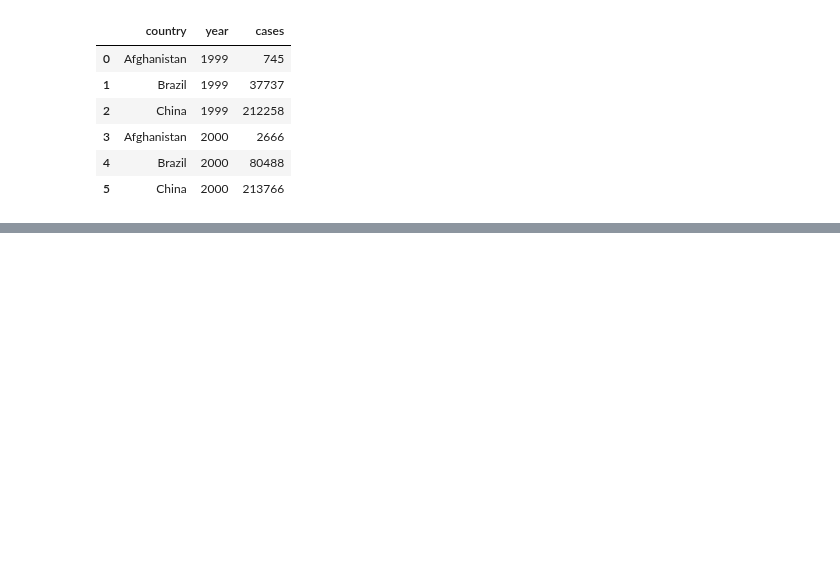
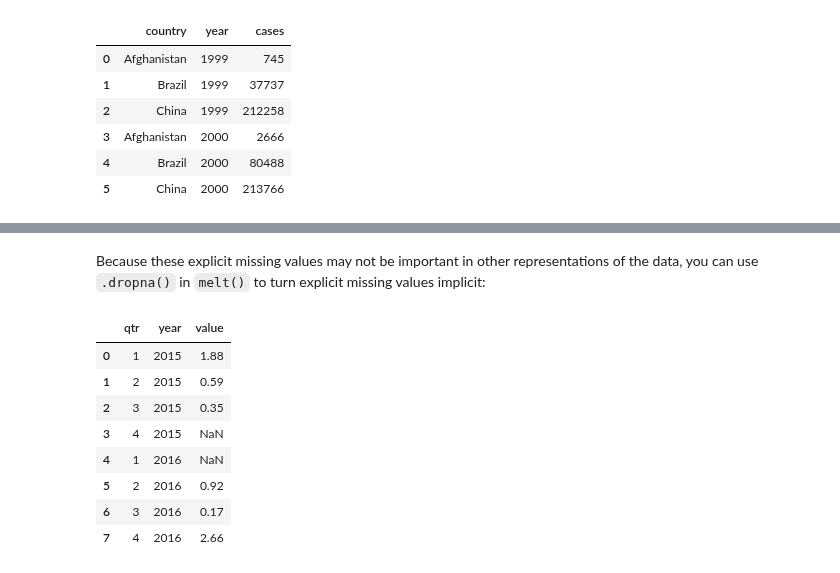
Before and after one commit to markumreed/ds4b, a Jupyter notebook: python_ds4b/02_wrangle/03_tidy_data.ipynb, the cells around one changed output, grey strips where cells are left out. Cells and saved outputs as stored; diff of their text form; code cells hidden in the pictures; blank space fills up the shorter version.

```diff
--- a/python_ds4b/02_wrangle/03_tidy_data.ipynb
+++ b/python_ds4b/02_wrangle/03_tidy_data.ipynb
@@ -216,0 +366,8 @@ Here there are only two columns, so we list them individually. Note that “1999
+# %%
+stocks = pd.DataFrame(
+                      {
+                          "year":[2015, 2015, 2015, 2015, 2016, 2016, 2016],
+                       "qtr":[1,    2,    3,    4,    2,    3,    4],
+                       "return":[1.88, 0.59, 0.35,   np.nan, 0.92, 0.17, 2.66]
+                      }
+)
@@ -216,0 +395,2 @@ Here there are only two columns, so we list them individually. Note that “1999
+# %%
+stocks_pivot = stocks.pivot(index="qtr", columns="year",values="return")
@@ -216,0 +406,14 @@ Here there are only two columns, so we list them individually. Note that “1999
+# %% [markdown]
+Because these explicit missing values may not be important in other representations of the data, you can use `.dropna()` in `melt()` to turn explicit missing values implicit:
+# %%
+pd.melt(stocks_pivot.reset_index(), id_vars=['qtr'], value_vars=[2015,2016])
+# %% [output]
+|  | qtr | year | value |
+| 0 | 1 | 2015 | 1.88 |
+| 1 | 2 | 2015 | 0.59 |
+| 2 | 3 | 2015 | 0.35 |
+| 3 | 4 | 2015 | NaN |
+| 4 | 1 | 2016 | NaN |
+| 5 | 2 | 2016 | 0.92 |
+| 6 | 3 | 2016 | 0.17 |
+| 7 | 4 | 2016 | 2.66 |
```
Also changed, not shown: parts of 27 cells of this notebook.
